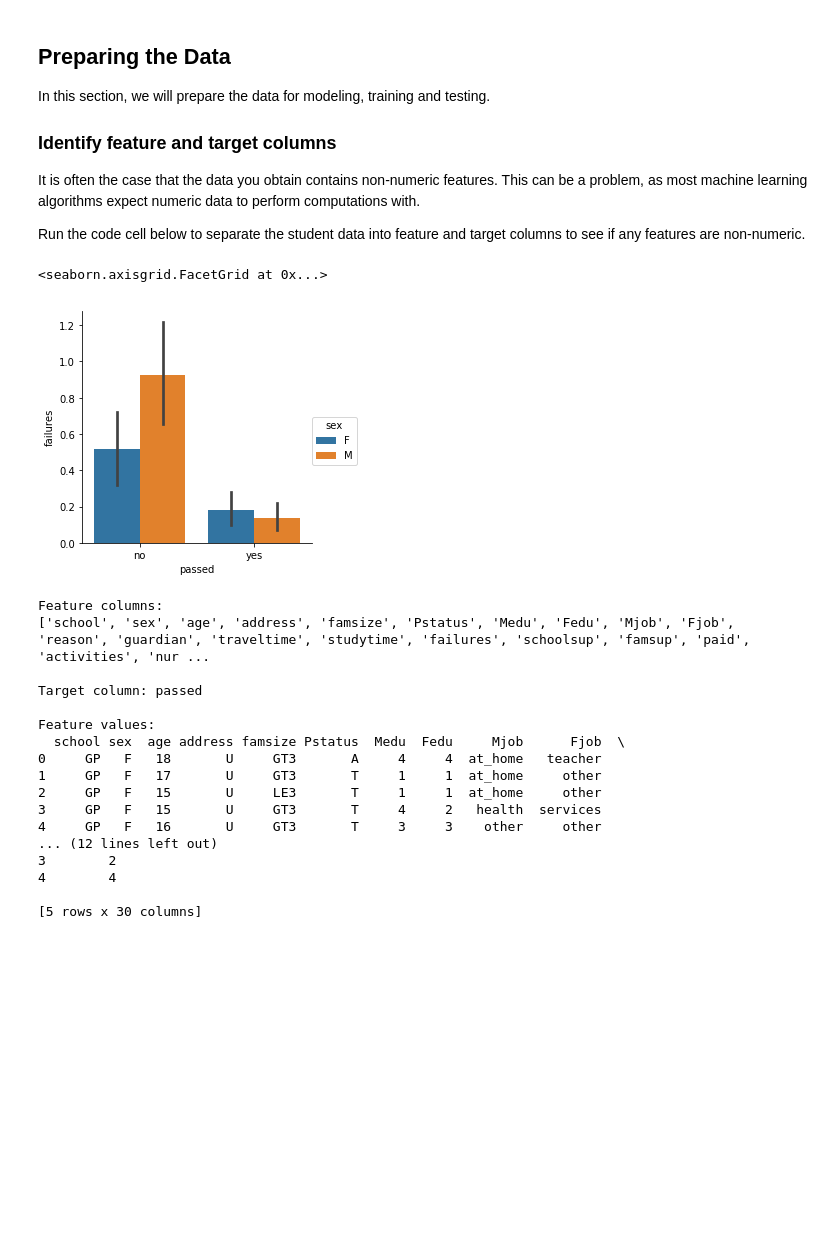
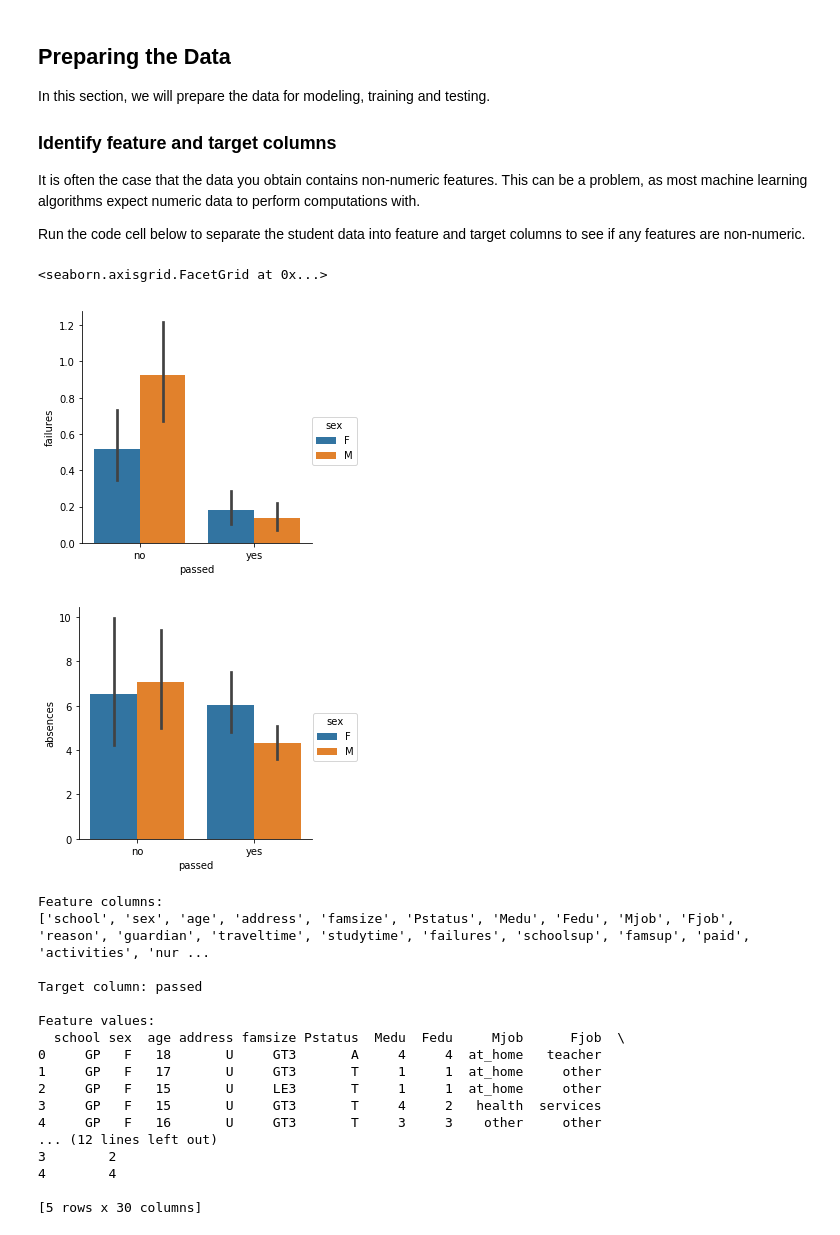
Before and after one commit to leogold/machine-learning, a Jupyter notebook: projects/student_intervention/student_intervention.ipynb, the cells around one changed output. Drawn from its saved outputs; the diff is of its cells as text; code cells hidden in the pictures; blank space fills up the shorter version.

```diff
--- a/projects/student_intervention/student_intervention.ipynb
+++ b/projects/student_intervention/student_intervention.ipynb
@@ -77,11 +77,13 @@ Run the code cell below to separate the student data into feature and target col
 # %%
 import seaborn as sns
 %matplotlib inline
 
 sns.factorplot('passed', 'failures', hue='sex', data=student_data, kind='bar')
+sns.factorplot('passed', 'absences', hue='sex', data=student_data, kind='bar')
 # %% [output]
 <seaborn.axisgrid.FacetGrid at 0x...>
 [figure]
+[figure, added]
 # %%
 # Extract feature columns
 feature_cols = list(student_data.columns[:-1])
```
Also changed, not shown: parts of 7 cells of this notebook, 2 other files.
